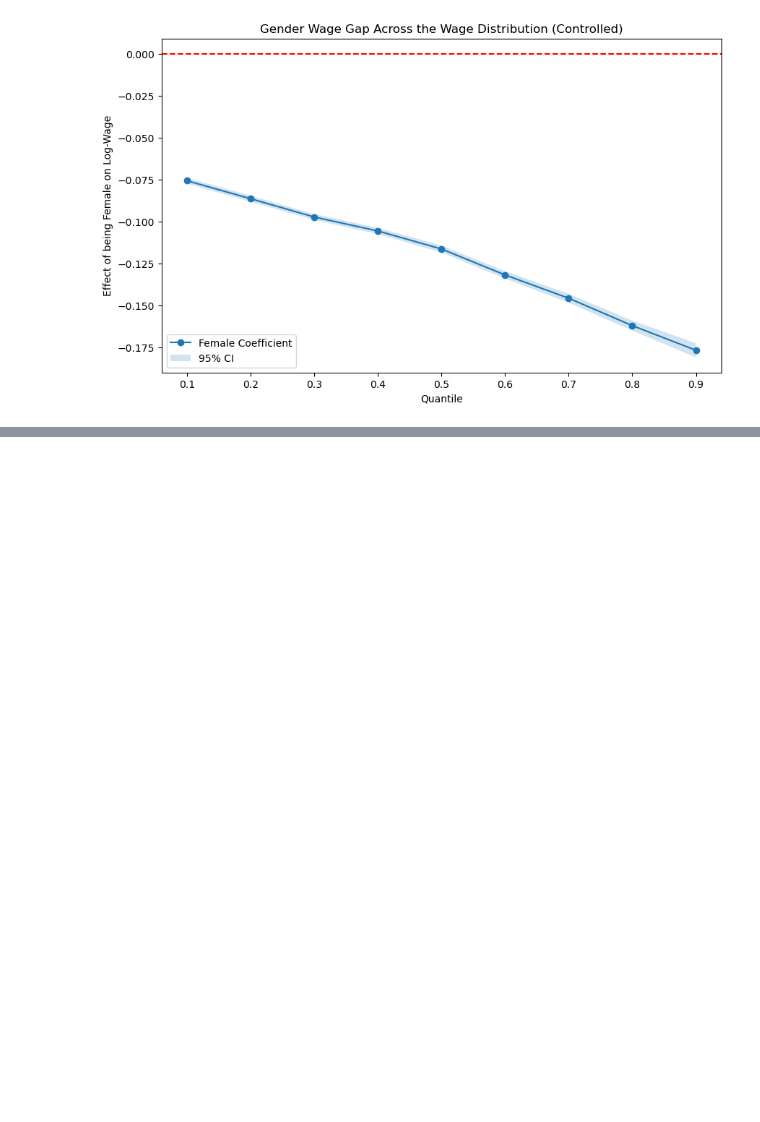
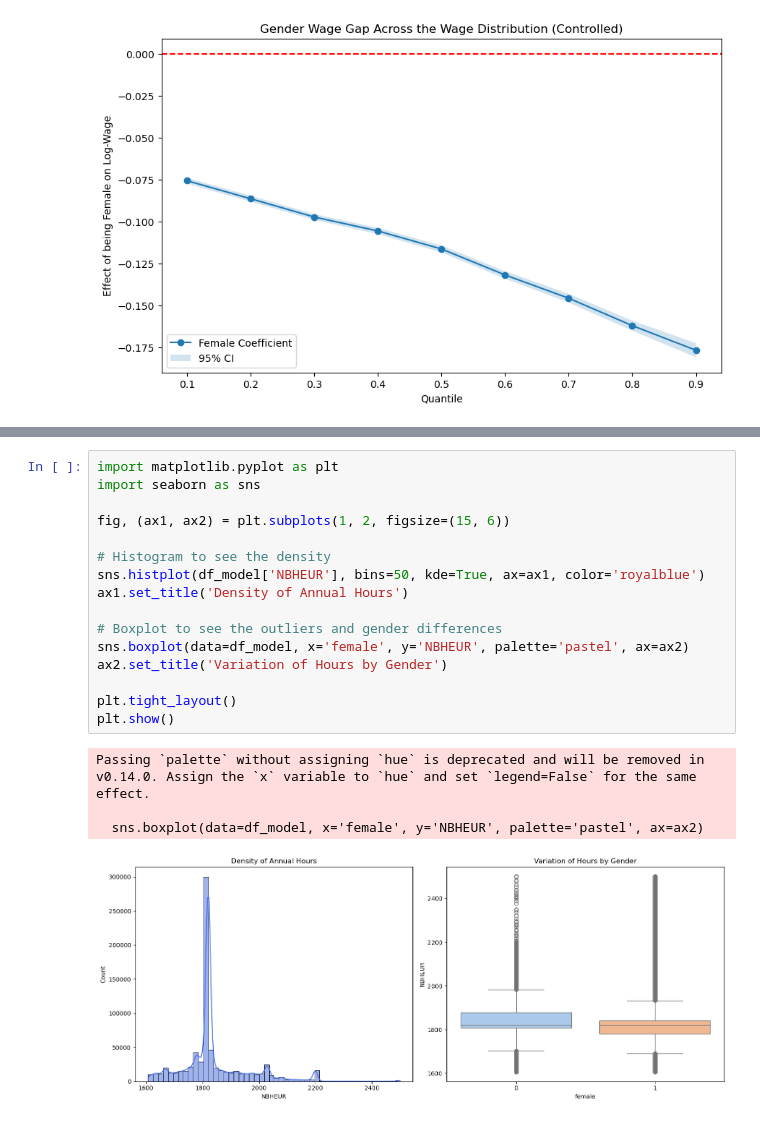
Before and after one commit to cynthia-francis/Gender-Wage-Gap-Heterogeneity-in-France, a Jupyter notebook: notebooks/EDA.ipynb, the cells around one changed output, grey strips where cells are left out. Drawn from its saved outputs; the diff is of its cells as text; blank space fills up the shorter version.

```diff
--- a/notebooks/EDA.ipynb
+++ b/notebooks/EDA.ipynb
@@ -726,0 +759,21 @@ else:
+# %%
+import matplotlib.pyplot as plt
+import seaborn as sns
+
+fig, (ax1, ax2) = plt.subplots(1, 2, figsize=(15, 6))
+
+# Histogram to see the density
+sns.histplot(df_model['NBHEUR'], bins=50, kde=True, ax=ax1, color='royalblue')
+ax1.set_title('Density of Annual Hours')
+
+# Boxplot to see the outliers and gender differences
+sns.boxplot(data=df_model, x='female', y='NBHEUR', palette='pastel', ax=ax2)
+ax2.set_title('Variation of Hours by Gender')
+
+plt.tight_layout()
+plt.show()
+# %% [output]
+Passing `palette` without assigning `hue` is deprecated and will be removed in v0.14.0. Assign the `x` variable to `hue` and set `legend=False` for the same effect.
+
+  sns.boxplot(data=df_model, x='female', y='NBHEUR', palette='pastel', ax=ax2)
+[figure, added]
```
Also changed, not shown: parts of 19 cells of this notebook.
